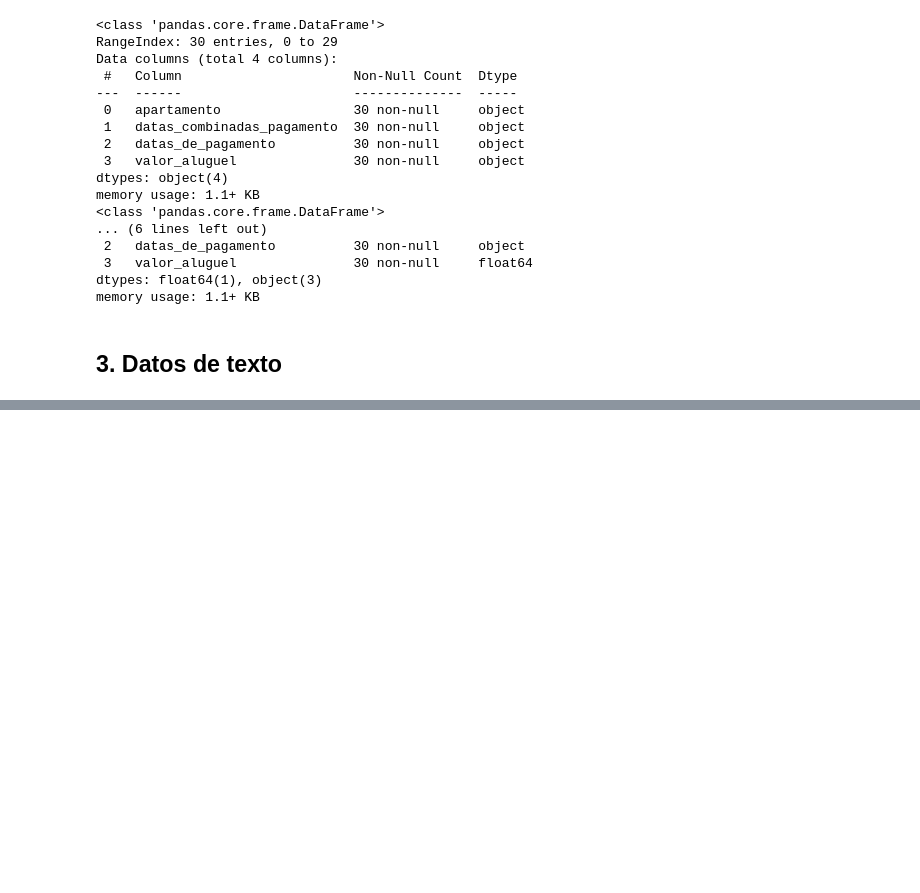
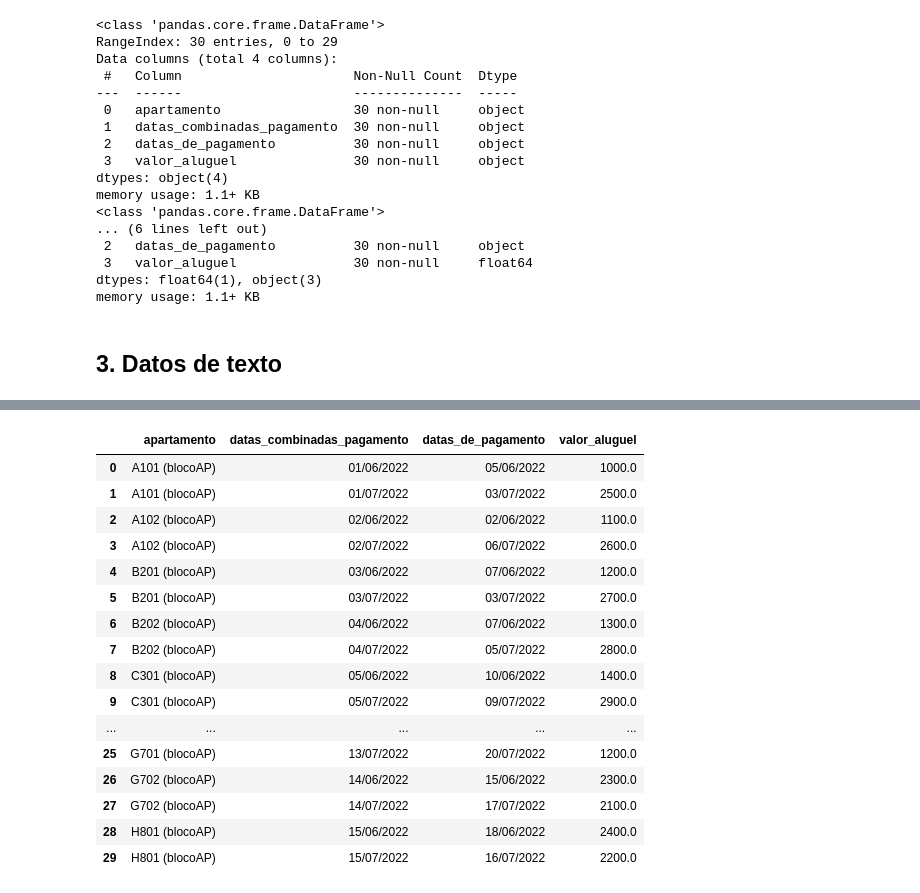
Before and after one commit to dyaccu/Pandas-transformacion-y-manipulacion-de-datos, a Jupyter notebook: Pandas_Tratamientos_Manipulacion_Datos.ipynb, the cells around one changed output, grey strips where cells are left out. Drawn from its saved outputs; the diff is of its cells as text; code cells hidden in the pictures; blank space fills up the shorter version.

```diff
--- a/Pandas_Tratamientos_Manipulacion_Datos.ipynb
+++ b/Pandas_Tratamientos_Manipulacion_Datos.ipynb
@@ -439,0 +815,25 @@ memory usage: 1.1+ KB
+# %%
+#Projecto Desafio 2: Administración de Condominios
+# Transformar para el tipo datetime definiendo el formato de fecha como DD/MM/AAAA ('%d/%m/%Y')
+datos3['datas_combinadas_pagamento'] = datos3['datas_combinadas_pagamento'].dt.strftime('%d/%m/%Y')
+datos3['datas_de_pagamento'] = datos3['datas_de_pagamento'].dt.strftime('%d/%m/%Y')
+# Visualizar el resultado
+datos3
+# %% [output]
+|  | apartamento | datas_combinadas_pagamento | datas_de_pagamento | valor_aluguel |
+| 0 | A101 (blocoAP) | 01/06/2022 | 05/06/2022 | 1000.0 |
+| 1 | A101 (blocoAP) | 01/07/2022 | 03/07/2022 | 2500.0 |
+| 2 | A102 (blocoAP) | 02/06/2022 | 02/06/2022 | 1100.0 |
+| 3 | A102 (blocoAP) | 02/07/2022 | 06/07/2022 | 2600.0 |
+| 4 | B201 (blocoAP) | 03/06/2022 | 07/06/2022 | 1200.0 |
+| 5 | B201 (blocoAP) | 03/07/2022 | 03/07/2022 | 2700.0 |
+| 6 | B202 (blocoAP) | 04/06/2022 | 07/06/2022 | 1300.0 |
+| 7 | B202 (blocoAP) | 04/07/2022 | 05/07/2022 | 2800.0 |
+| 8 | C301 (blocoAP) | 05/06/2022 | 10/06/2022 | 1400.0 |
+| 9 | C301 (blocoAP) | 05/07/2022 | 09/07/2022 | 2900.0 |
+| ... | ... | ... | ... | ... |
+| 25 | G701 (blocoAP) | 13/07/2022 | 20/07/2022 | 1200.0 |
+| 26 | G702 (blocoAP) | 14/06/2022 | 15/06/2022 | 2300.0 |
+| 27 | G702 (blocoAP) | 14/07/2022 | 17/07/2022 | 2100.0 |
+| 28 | H801 (blocoAP) | 15/06/2022 | 18/06/2022 | 2400.0 |
+| 29 | H801 (blocoAP) | 15/07/2022 | 16/07/2022 | 2200.0 |
```
Also changed, not shown: parts of 35 cells of this notebook.
